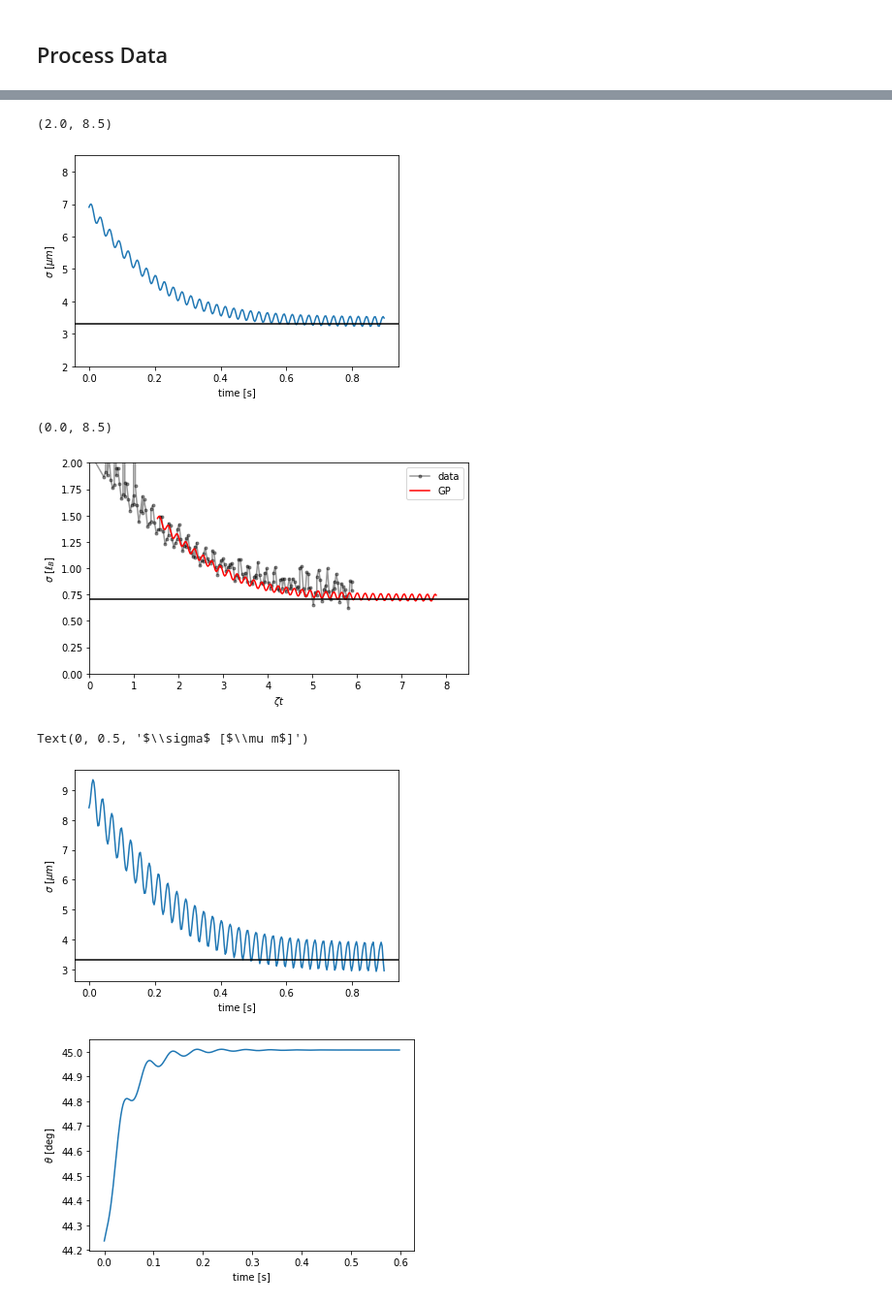
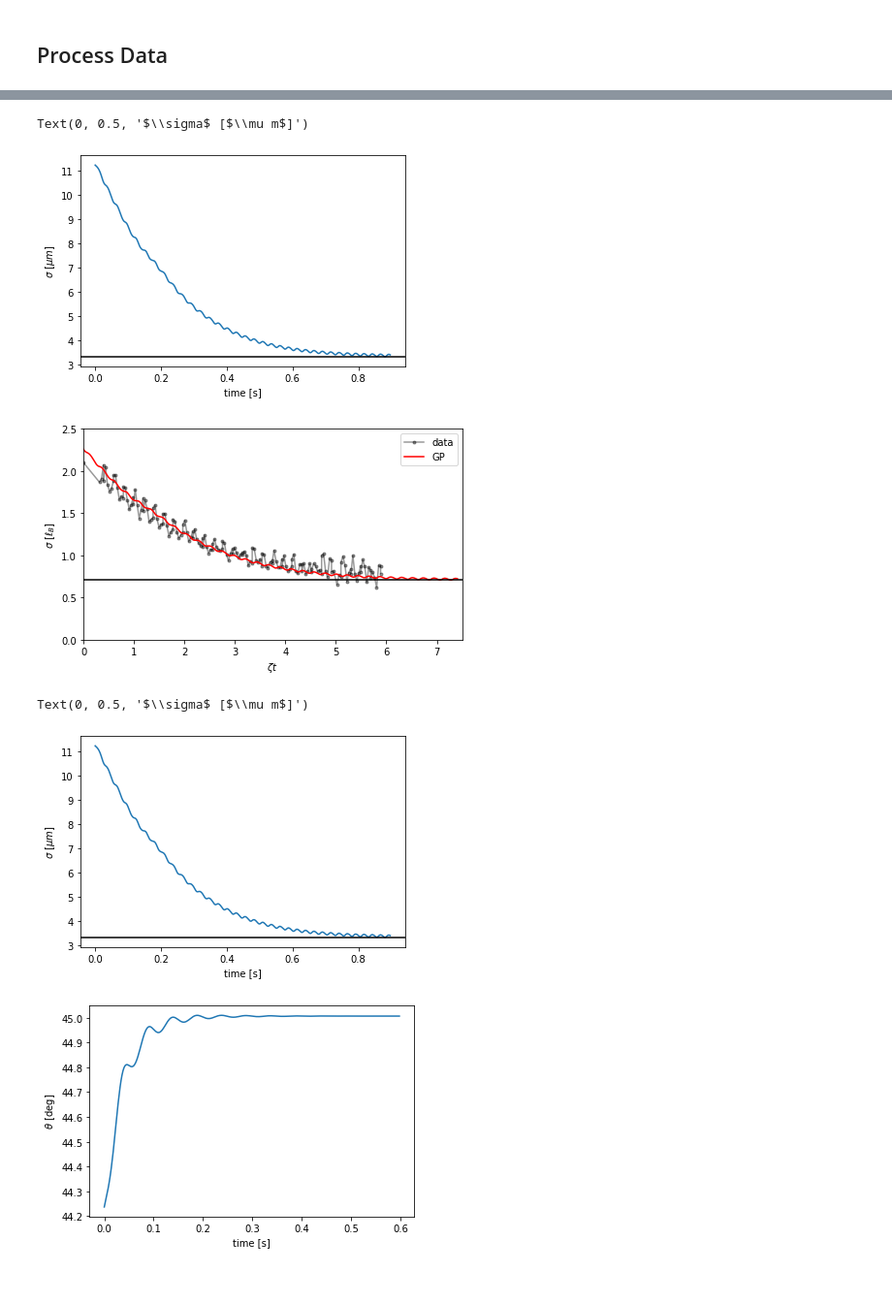
Before and after one commit to biswaroopmukherjee/condensate, a Jupyter notebook: notebooks/Hall strip.ipynb, the cells around one changed output, grey strips where cells are left out. Shown at 97% size. Cells and saved outputs as stored; diff of their text form; code cells hidden in the pictures.

```diff
--- a/notebooks/Hall strip.ipynb
+++ b/notebooks/Hall strip.ipynb
@@ -166,17 +186,21 @@ def process_r1d(dset):
                               columns=columns)
     return newresults
 # %%
-columns = ['cloud', 'time', 'xprofile', 'gaussfit']
+columns = ['cloud', 'time', 'xprofile', 'yprofile', 'gaussfit']
 gs = pd.DataFrame(columns=columns)
 
-with h5py.File('data/geometricsqueezing.hdf5', 'r') as f:
+with h5py.File('data/geometricsqueezing_withramp_straight.hdf5', 'r') as f:
     for name in tqdm(f):
         dset=f[name]
         alltimes =  np.array(dset.attrs['time'])
         for i in tqdm(range(len(dset)-1), leave=False):
-            cloud = rotate_crop(np.fliplr(dset[i]), viewx, viewy, 42.2)
+            cloud = rotate_crop(np.fliplr(dset[i]), viewx, viewy, 43.5)
             xprofile  =  np.sum(rotate_crop(cloud, viewx=350, viewy=150), axis=0)
             xprofilemax = np.max(xprofile)
             gaussfit,_ = curve_fit(gauss, x, xprofile, [0, xprofilemax, 6e-6])
-            newresults = pd.DataFrame([[cloud, alltimes[i], xprofile, gaussfit]], columns=columns)
+            yprofile = np.sum(rotate_crop(cloud, viewx=150, viewy=350), axis=1)
+            newresults = pd.DataFrame([[cloud, alltimes[i], xprofile, yprofile, gaussfit]], columns=columns)
             gs = gs.append(newresults)
+
+
+gs = gs.reset_index()
@@ -184,0 +209,6 @@ NameError: name 'pd' is not defined
+# %%
+yprofiles = []
+for i,r in gs.iterrows():
+    if i>150:
+        yprofiles.append(r.yprofile)
+yprofiles = np.array(yprofiles)
@@ -205,33 +345,32 @@ gs.head()
 # %%
-widths = np.array([abs(r[4][2]) for r in gs.itertuples()])
+widths = np.array([abs(r[6][2]) for r in gs.itertuples()])
 plt.plot(gs['time'], 1e6*widths)
 plt.axhline(1e6*lb/np.sqrt(2),c='k')
 plt.xlabel('time [s]')
 plt.ylabel(r'$\sigma$ [$\mu m$]')
-plt.ylim([2,8.5])
+# plt.ylim([2,8.5])
 # plt.savefig('figures/rotini1d/widths_nog.png')
 # %% [output]
-(2.0, 8.5)
+Text(0, 0.5, '$\\sigma$ [$\\mu m$]')
-[figure, old version]
+[figure, new version]
 # %%
 labdata = pd.read_csv('data/widthData.csv', names=['zt', 's'])
 labdata.sort_values(by='zt', inplace=True, ignore_index=True)
 # %%
-zeta = 0.222 * omega / 2
+zeta = 1.2*epsilon * omega / 2
 plt.figure(figsize=(7,4))
 # plt.figure(figsize=(17,14))
-widths = np.array([1e-6 * abs(r[4][2]) / lb for r in gs.itertuples()])
-plt.plot(labdata.zt, labdata.s,'k.-' ,alpha=0.4, label='data')
-plt.plot((zeta * gs['time'] )+1.524, 1e6*widths, 'r-', label='GP')
+widths = np.array([1e-6 * abs(r[6][2]) / lb for r in gs.itertuples()])
+plt.plot(labdata.zt[labdata.s<3], labdata.s[labdata.s<3],'k.-' ,alpha=0.4, label='data')
+plt.plot((zeta * gs['time'] )-0.2, 1e6*widths, 'r-', label='GP')
 plt.axhline(1/np.sqrt(2),c='k')
 plt.xlabel(r'$\zeta t$')
 plt.ylabel(r'$\sigma$ [$\ell_B$]')
 plt.legend()
-plt.ylim([0,2])
-plt.xlim([0,8.5])
-# plt.savefig('figures/rotini1d/widths_less_wiggles.png', dpi=200)
+plt.ylim([0,2.5])
+plt.xlim([0,7.5])
+# plt.savefig('figures/rotini1d/widths_much_less_wiggles.png', dpi=200)
 # %% [output]
-(0.0, 8.5)
-[figure, old version]
+[figure, new version]
 # %%
 gpexport = pd.DataFrame(columns=['zt', 's'])
@@ -242,5 +381,5 @@ gpexport.to_csv('data/gp_squeezing_slowramp.csv')
 # %%
-widths = np.array([abs(r[4][2]) for r in gs.itertuples()])
+widths = np.array([abs(r[6][2]) for r in gs.itertuples()])
 plt.plot(gs['time'], 1e6*widths)
 plt.axhline(1e6*lb/np.sqrt(2),c='k')
 plt.xlabel('time [s]')
@@ -248,7 +387,7 @@ plt.ylabel(r'$\sigma$ [$\mu m$]')
 # plt.savefig('figures/rotini1d/widths.png')
 # %% [output]
 Text(0, 0.5, '$\\sigma$ [$\\mu m$]')
-[figure, old version]
+[figure, new version]
 # %%
 angles = []
 for i,r in gs.iterrows():
```
Also changed, not shown: parts of 42 cells of this notebook, 2 other files.
